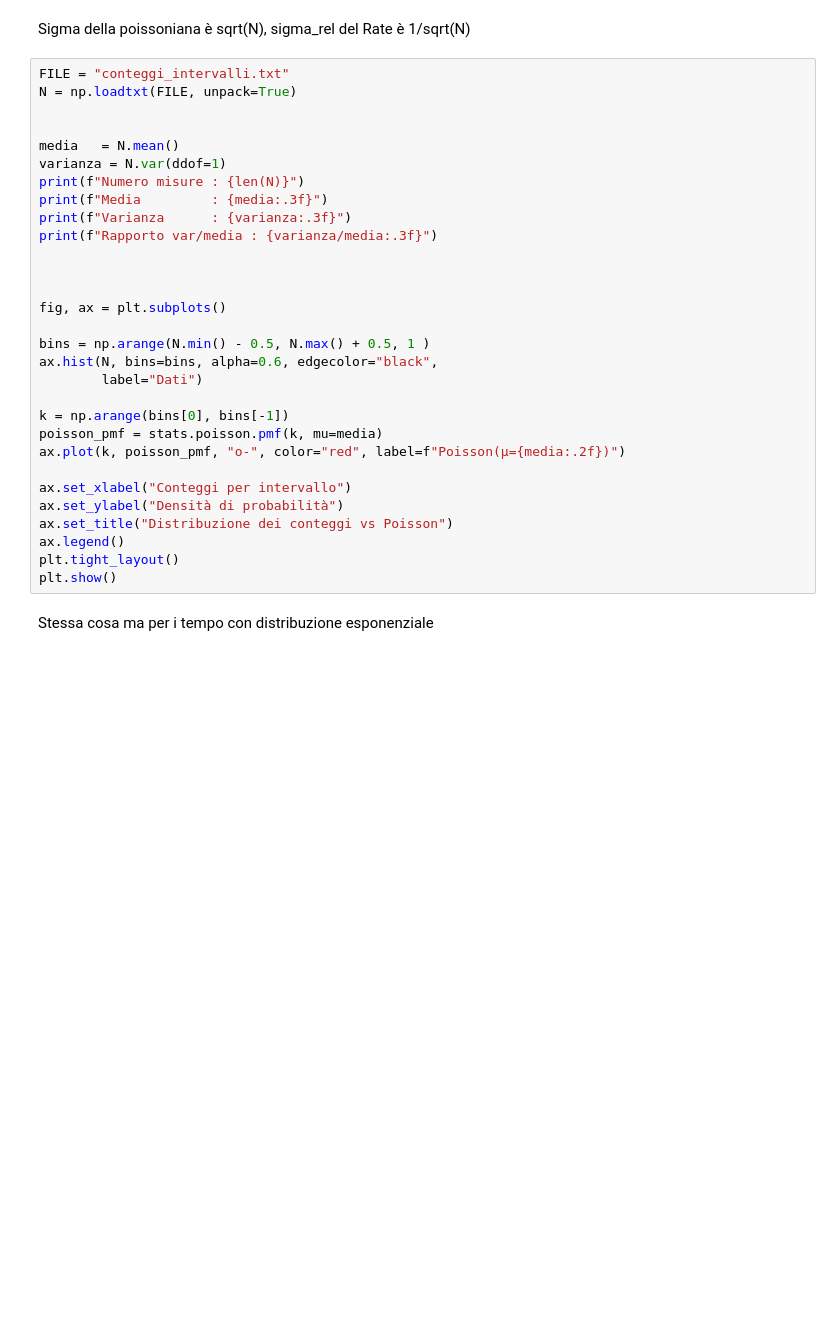
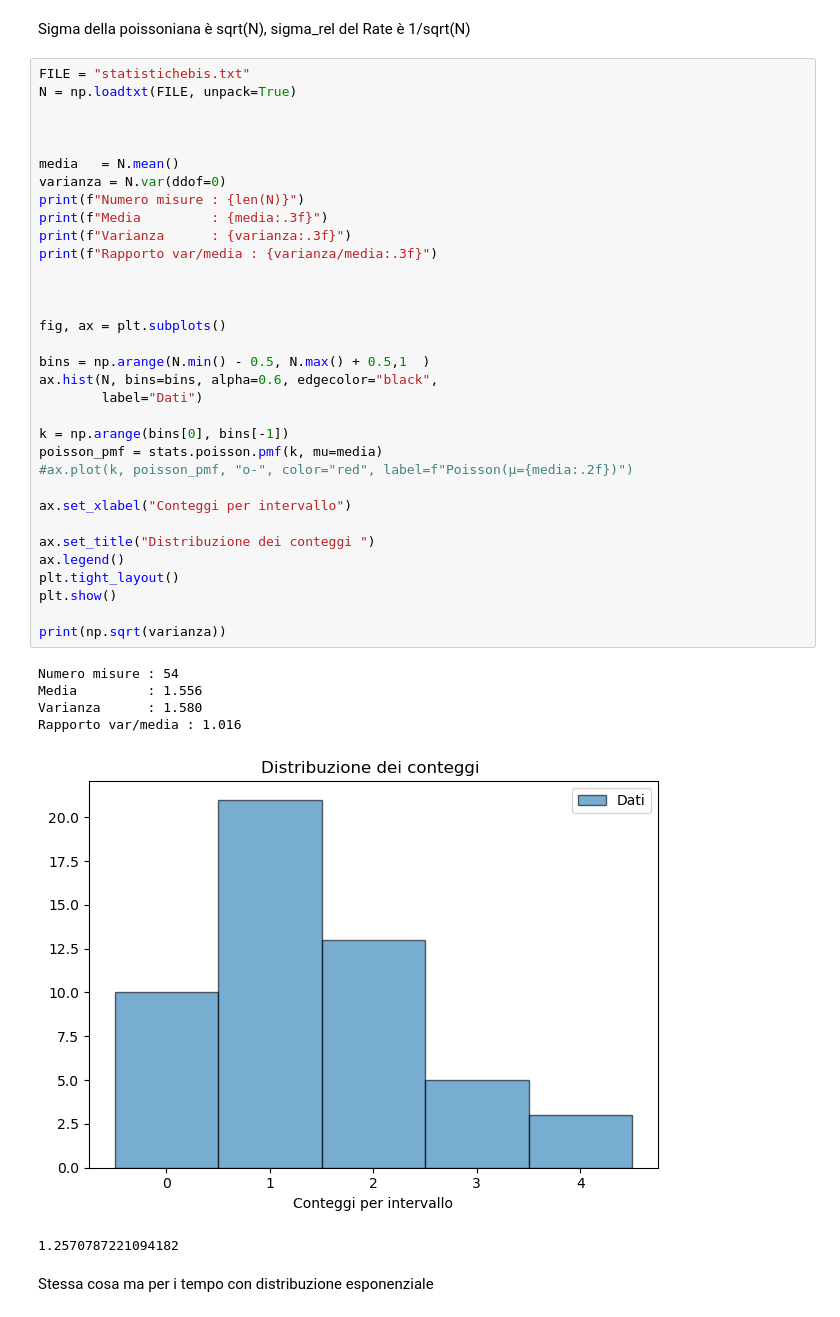
Before and after one commit to sofiamanzini/esperienza-preliminare, a Jupyter notebook: codice.ipynb, the cells around one changed output. Drawn from its saved outputs; the diff is of its cells as text; blank space fills up the shorter version.

```diff
--- a/codice.ipynb
+++ b/codice.ipynb
@@ -91,35 +98,45 @@ def efficienza(N3,N2):
 # %% [markdown]
 Sigma della poissoniana è sqrt(N), sigma_rel del Rate è 1/sqrt(N)
 # %%
-FILE = "conteggi_intervalli.txt"
+FILE = "statistichebis.txt"
 N = np.loadtxt(FILE, unpack=True)
 
 
+
 media   = N.mean()
-varianza = N.var(ddof=1)
+varianza = N.var(ddof=0)
 print(f"Numero misure : {len(N)}")
 print(f"Media         : {media:.3f}")
 print(f"Varianza      : {varianza:.3f}")
 print(f"Rapporto var/media : {varianza/media:.3f}")
 
 
 
 fig, ax = plt.subplots()
 
-bins = np.arange(N.min() - 0.5, N.max() + 0.5, 1 )
+bins = np.arange(N.min() - 0.5, N.max() + 0.5,1  )
 ax.hist(N, bins=bins, alpha=0.6, edgecolor="black",
         label="Dati")
 
 k = np.arange(bins[0], bins[-1])
 poisson_pmf = stats.poisson.pmf(k, mu=media)
-ax.plot(k, poisson_pmf, "o-", color="red", label=f"Poisson(μ={media:.2f})")
+#ax.plot(k, poisson_pmf, "o-", color="red", label=f"Poisson(μ={media:.2f})")
 
 ax.set_xlabel("Conteggi per intervallo")
-ax.set_ylabel("Densità di probabilità")
-ax.set_title("Distribuzione dei conteggi vs Poisson")
+
+ax.set_title("Distribuzione dei conteggi ")
 ax.legend()
 plt.tight_layout()
 plt.show()
+
+print(np.sqrt(varianza))
+# %% [output]
+Numero misure : 54
+Media         : 1.556
+Varianza      : 1.580
+Rapporto var/media : 1.016
+[figure, added]
+1.2570787221094182
 # %% [markdown]
 Stessa cosa ma per i tempo con distribuzione esponenziale
 # %%
```
Also changed, not shown: parts of 7 cells of this notebook, 15 other files.
